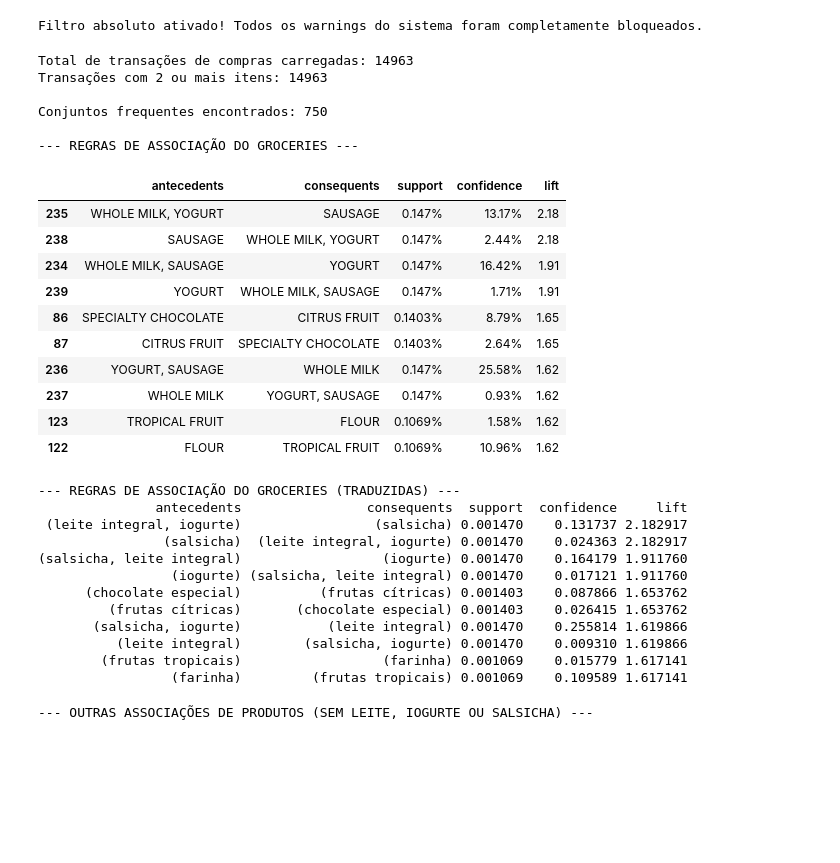
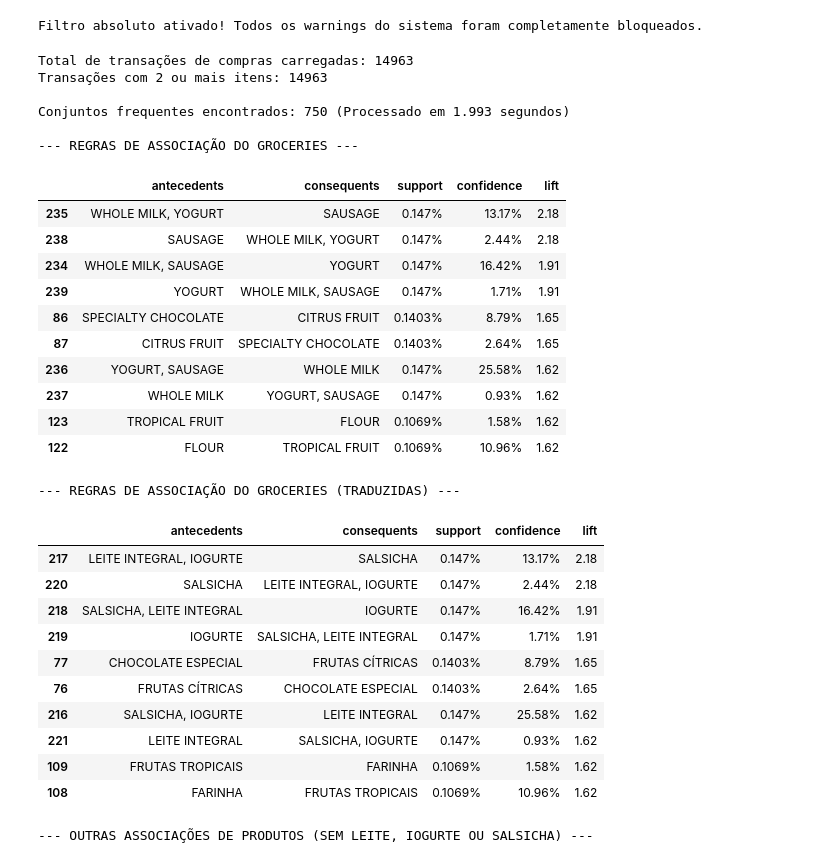
Before and after one commit to TrabalhoCanarozo/Minera-o_dados, a Jupyter notebook: Mineração_produtos.ipynb, the cells around one changed output. Drawn from its saved outputs; the diff is of its cells as text; code cells hidden in the pictures; blank space fills up the shorter version.

Commit message:
Melhoria do código: parte 3

```diff
--- a/Mineração_produtos.ipynb
+++ b/Mineração_produtos.ipynb
@@ -30,6 +30,7 @@ import warnings
 warnings.filterwarnings("ignore", category=DeprecationWarning)
 
 import pandas as pd
+import time
 from mlxtend.preprocessing import TransactionEncoder
 from mlxtend.frequent_patterns import apriori, association_rules
 
@@ -55,18 +56,21 @@ te_ary = te.fit(transacoes_filtradas).transform(transacoes_filtradas, sparse=Tru
 df_encoded = pd.DataFrame.sparse.from_spmatrix(te_ary, columns=te.columns_)
 
 # ==========================================
-# 3. APLICAÇÃO DO ALGORITMO APRIORI
+# 3. APLICAÇÃO DO ALGORITMO APRIORI (COM TIMING)
 # ==========================================
+t0 = time.time()
 frequent_itemsets = apriori(df_encoded, min_support=0.001, use_colnames=True)
-print(f"\nConjuntos frequentes encontrados: {len(frequent_itemsets)}")
+tempo_apriori = time.time() - t0
+print(f"\nConjuntos frequentes encontrados: {len(frequent_itemsets)} (Processado em {tempo_apriori:.3f} segundos)")
 
 # ==========================================
-# 4. GERAÇÃO DAS REGRAS DE ASSOCIAÇÃO
+# 4. GERAÇÃO E ORDENAÇÃO ROBUSTA DAS REGRAS
 # ==========================================
 regras = association_rules(frequent_itemsets, metric="lift", min_threshold=1.0)
 
-if not regras.empty:
-    regras_ordenadas = regras.sort_values(by=['lift', 'confidence'], ascending=False)
+if notEmpty := not regras.empty:
+    # Melhoria: Ordenação robusta por Lift, Confiança e Suporte simultaneamente
+    regras_ordenadas = regras.sort_values(by=['lift', 'confidence', 'support'], ascending=[False, False, False])
     print("\n--- REGRAS DE ASSOCIAÇÃO DO GROCERIES ---")
 
     # Melhoria visual: Formatação amigável das regras de associação
@@ -86,7 +90,7 @@ else:
 Total de transações de compras carregadas: 14963
 Transações com 2 ou mais itens: 14963
 
-Conjuntos frequentes encontrados: 750
+Conjuntos frequentes encontrados: 750 (Processado em 1.993 segundos)
 
 --- REGRAS DE ASSOCIAÇÃO DO GROCERIES ---
 |  | antecedents | consequents | support | confidence | lift |
@@ -107,7 +111,6 @@ warnings.filterwarnings("ignore", category=DeprecationWarning)
 import pandas as pd
 from mlxtend.preprocessing import TransactionEncoder
 from mlxtend.frequent_patterns import apriori, association_rules
-
 
 traducao_itens = {
     'whole milk': 'leite integral',
@@ -135,51 +138,60 @@ traducao_itens = {
     'pip fruit': 'frutas de semente (maçã/pera)',
     'fruit/vegetable juice': 'suco de fruta/vegetal',
     'frankfurter': 'salsicha alemã',
     'pork': 'carne de porco',
     'curd': 'coalhada',
     'rolls/buns': 'pãezinhos/bisnagas'
 }
 
 # Recarregar o dataset para garantir consistência
 df_raw = pd.read_csv('Groceries_dataset.csv')
 
-# Substituir os nomes dos produtos usando o dicionário (os não mapeados permanecerão iguais)
+# Substituir os nomes dos produtos usando o dicionário
 df_raw['itemDescription'] = df_raw['itemDescription'].replace(traducao_itens)
 
 # Agrupar novamente em transações com os itens já traduzidos
 transacoes_groceries = df_raw.groupby(['Member_number', 'Date'])['itemDescription'].apply(list).tolist()
 transacoes_filtradas = [t for t in transacoes_groceries if len(t) >= 2]
 
-# One-Hot Encoding
+# One-Hot Encoding esparso para otimização
 te = TransactionEncoder()
-te_ary = te.fit(transacoes_filtradas).transform(transacoes_filtradas)
-df_encoded = pd.DataFrame(te_ary, columns=te.columns_)
+te_ary = te.fit(transacoes_filtradas).transform(transacoes_filtradas, sparse=True)
+df_encoded = pd.DataFrame.sparse.from_spmatrix(te_ary, columns=te.columns_)
 
 # Apriori
 frequent_itemsets = apriori(df_encoded, min_support=0.001, use_colnames=True)
 regras = association_rules(frequent_itemsets, metric="lift", min_threshold=1.0)
 
-# Se houver regras, formatar e mostrar as top 10 traduzidas
+# Se houver regras, formatar e mostrar as top 10 traduzidas de maneira legível
 if not regras.empty:
     regras_ordenadas = regras.sort_values(by=['lift', 'confidence'], ascending=False)
     print("\n--- REGRAS DE ASSOCIAÇÃO DO GROCERIES (TRADUZIDAS) ---")
-    resultado_final = regras_ordenadas[['antecedents', 'consequents', 'support', 'confidence', 'lift']]
-    print(resultado_final.head(10).to_string(index=False))
+
+    resultado_final = regras_ordenadas[['antecedents', 'consequents', 'support', 'confidence', 'lift']].copy()
+    resultado_final['antecedents'] = resultado_final['antecedents'].apply(lambda x: ', '.join(list(x)).upper())
+    resultado_final['consequents'] = resultado_final['consequents'].apply(lambda x: ', '.join(list(x)).upper())
+
+    # Formatação visual amigável
+    resultado_final['support'] = resultado_final['support'].multiply(100).round(4).astype(str) + '%'
+    resultado_final['confidence'] = resultado_final['confidence'].multiply(100).round(2).astype(str) + '%'
+    resultado_final['lift'] = resultado_final['lift'].round(2)
+
+    display(resultado_final.head(10))
 else:
     print("Nenhuma regra encontrada com a configuração atual.")
 # %% [output]
 --- REGRAS DE ASSOCIAÇÃO DO GROCERIES (TRADUZIDAS) ---
-               antecedents                consequents  support  confidence     lift
- (leite integral, iogurte)                 (salsicha) 0.001470    0.131737 2.182917
-                (salsicha)  (leite integral, iogurte) 0.001470    0.024363 2.182917
-(salsicha, leite integral)                  (iogurte) 0.001470    0.164179 1.911760
-                 (iogurte) (salsicha, leite integral) 0.001470    0.017121 1.911760
-      (chocolate especial)          (frutas cítricas) 0.001403    0.087866 1.653762
-         (frutas cítricas)       (chocolate especial) 0.001403    0.026415 1.653762
-       (salsicha, iogurte)           (leite integral) 0.001470    0.255814 1.619866
-          (leite integral)        (salsicha, iogurte) 0.001470    0.009310 1.619866
-        (frutas tropicais)                  (farinha) 0.001069    0.015779 1.617141
-                 (farinha)         (frutas tropicais) 0.001069    0.109589 1.617141
+|  | antecedents | consequents | support | confidence | lift |
+| 217 | LEITE INTEGRAL, IOGURTE | SALSICHA | 0.147% | 13.17% | 2.18 |
+| 220 | SALSICHA | LEITE INTEGRAL, IOGURTE | 0.147% | 2.44% | 2.18 |
+| 218 | SALSICHA, LEITE INTEGRAL | IOGURTE | 0.147% | 16.42% | 1.91 |
+| 219 | IOGURTE | SALSICHA, LEITE INTEGRAL | 0.147% | 1.71% | 1.91 |
+| 77 | CHOCOLATE ESPECIAL | FRUTAS CÍTRICAS | 0.1403% | 8.79% | 1.65 |
+| 76 | FRUTAS CÍTRICAS | CHOCOLATE ESPECIAL | 0.1403% | 2.64% | 1.65 |
+| 216 | SALSICHA, IOGURTE | LEITE INTEGRAL | 0.147% | 25.58% | 1.62 |
+| 221 | LEITE INTEGRAL | SALSICHA, IOGURTE | 0.147% | 0.93% | 1.62 |
+| 109 | FRUTAS TROPICAIS | FARINHA | 0.1069% | 1.58% | 1.62 |
+| 108 | FARINHA | FRUTAS TROPICAIS | 0.1069% | 10.96% | 1.62 |
 # %%
 import warnings
 warnings.filterwarnings("ignore", category=DeprecationWarning)
```
